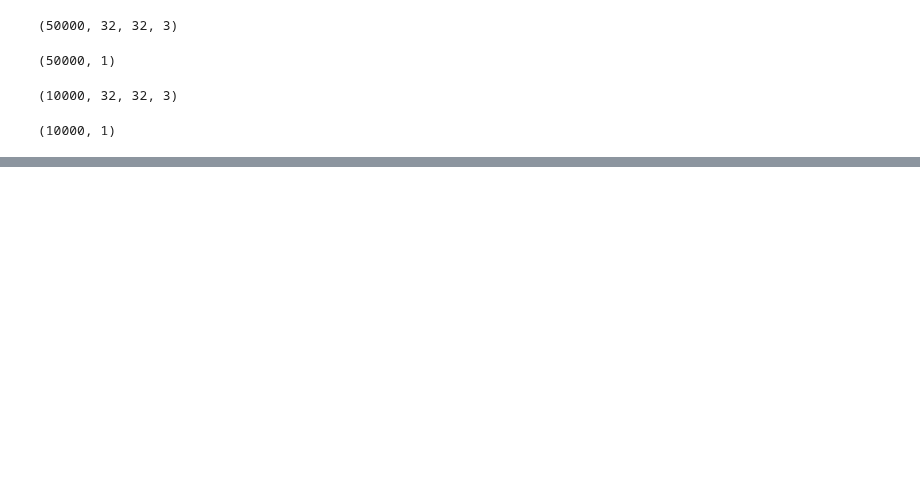
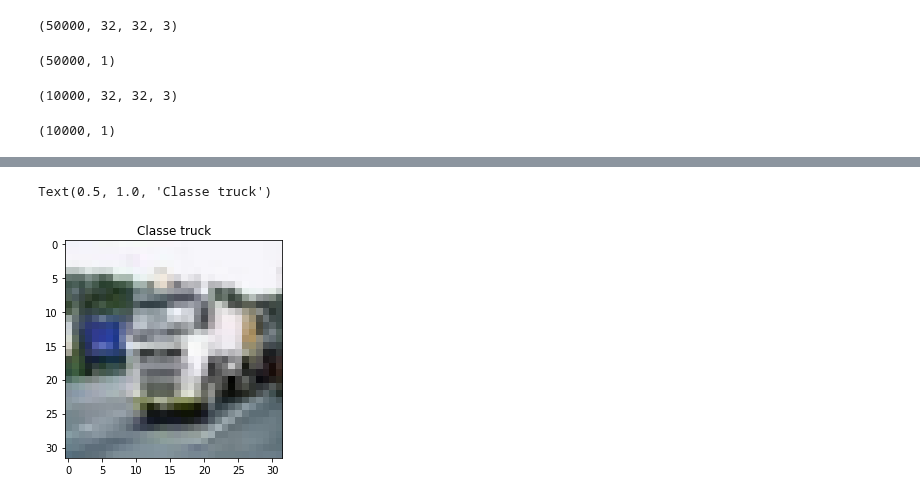
Before and after one commit to itimes-digital/deep-learning-estudo, a Jupyter notebook: cifar_10_study.ipynb, the cells around one changed output, grey strips where cells are left out. Cells and saved outputs as stored; diff of their text form; code cells hidden in the pictures; blank space fills up the shorter version.

```diff
--- a/cifar_10_study.ipynb
+++ b/cifar_10_study.ipynb
@@ -61,0 +57,3 @@ FileNotFoundError: ignored
+# %%
+label_names = unpickle('sample_data/batches.meta')
+label_names
@@ -61,0 +73,13 @@ FileNotFoundError: ignored
+# %%
+label_names = label_names[b'label_names']
+# %%
+def get_name(label_names, classfied, index):
+    index_class = classfied[index];
+    index_class = int(index_class);
+    return label_names[index_class].decode('utf-8');
+# %%
+plt.imshow(x_train[1000])
+plt.title('Classe ' + str(get_name(label_names, y_train, 1000)))
+# %% [output]
+Text(0.5, 1.0, 'Classe truck')
+[figure, added]
```
Also changed, not shown: parts of 16 cells of this notebook.
